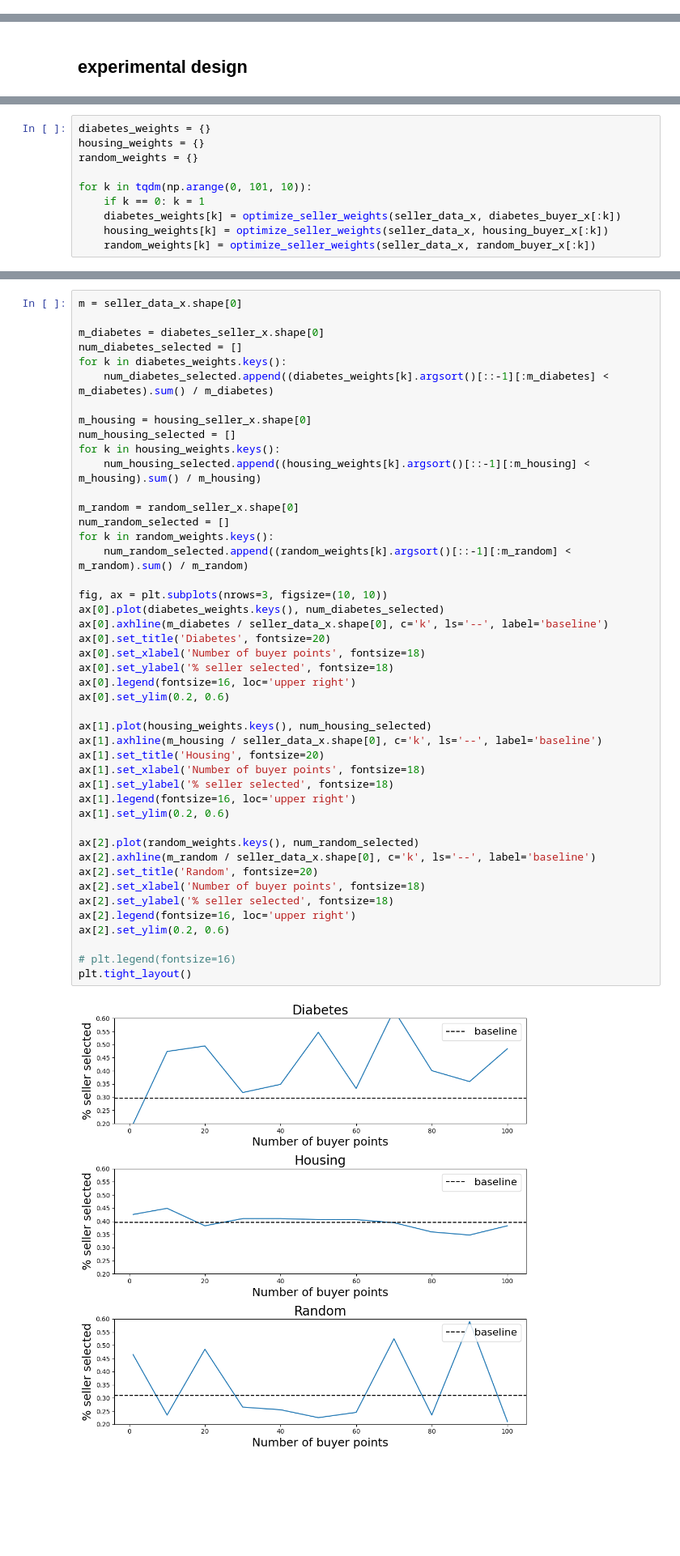
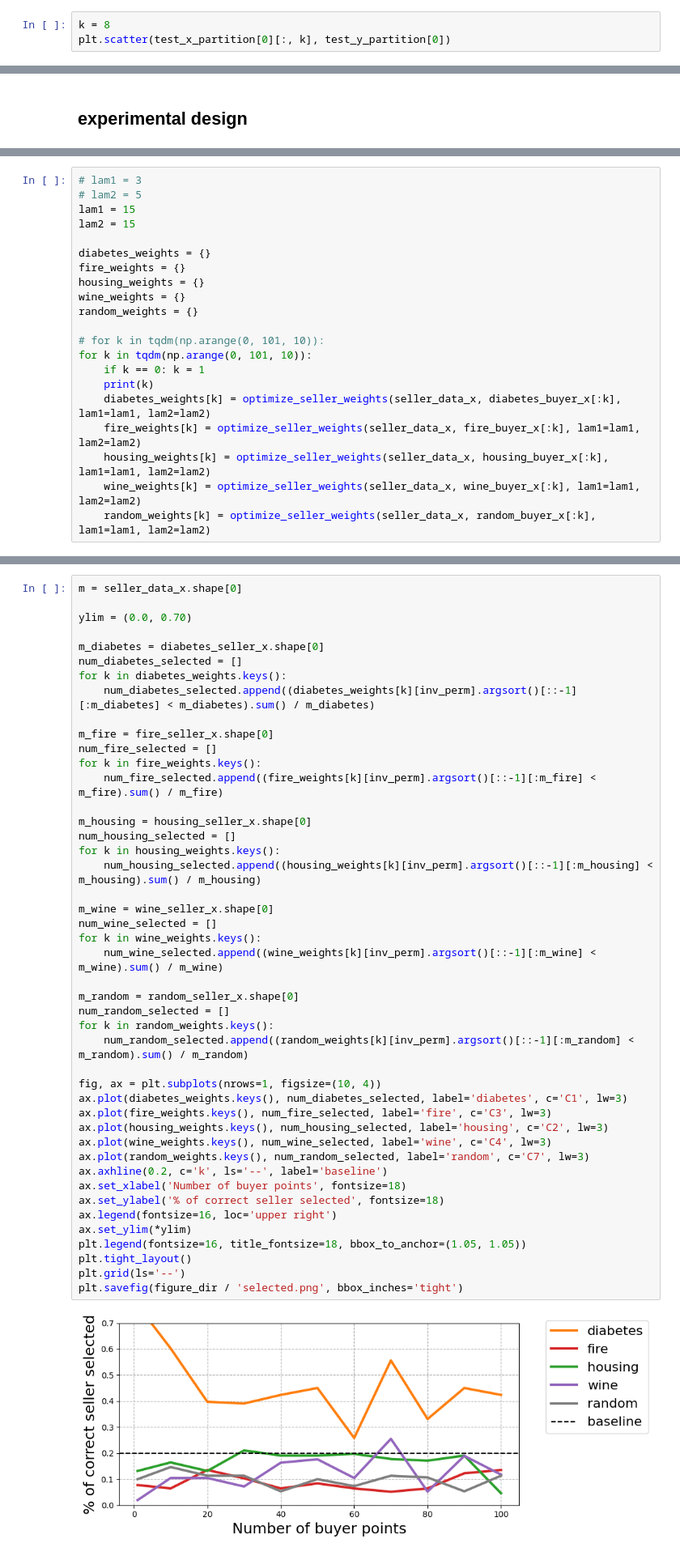
Before and after one commit to clu5/data-acquisition-via-experimental-design, a Jupyter notebook: optimal-selection.ipynb, the cells around one changed output, grey strips where cells are left out. Shown at 81% size. Cells and saved outputs as stored; diff of their text form; blank space fills up the shorter version.

```diff
--- a/optimal-selection.ipynb
+++ b/optimal-selection.ipynb
@@ -27,0 +301,3 @@ import cvxpy as cp
+# %%
+k = 8
+plt.scatter(test_x_partition[0][:, k], test_y_partition[0])
@@ -125,12 +576,23 @@ def optimize_seller_weights(seller_data, buyer_data, lam1=1, lam2=1,):
     return seller_weights.value.flatten()
 # %%
+# lam1 = 3
+# lam2 = 5
+lam1 = 15
+lam2 = 15
+
 diabetes_weights = {}
+fire_weights = {}
 housing_weights = {}
+wine_weights = {}
 random_weights = {}
 
+# for k in tqdm(np.arange(0, 101, 10)):
 for k in tqdm(np.arange(0, 101, 10)):
     if k == 0: k = 1
-    diabetes_weights[k] = optimize_seller_weights(seller_data_x, diabetes_buyer_x[:k])
-    housing_weights[k] = optimize_seller_weights(seller_data_x, housing_buyer_x[:k])
-    random_weights[k] = optimize_seller_weights(seller_data_x, random_buyer_x[:k])
+    print(k)
+    diabetes_weights[k] = optimize_seller_weights(seller_data_x, diabetes_buyer_x[:k], lam1=lam1, lam2=lam2)
+    fire_weights[k] = optimize_seller_weights(seller_data_x, fire_buyer_x[:k], lam1=lam1, lam2=lam2)
+    housing_weights[k] = optimize_seller_weights(seller_data_x, housing_buyer_x[:k], lam1=lam1, lam2=lam2)
+    wine_weights[k] = optimize_seller_weights(seller_data_x, wine_buyer_x[:k], lam1=lam1, lam2=lam2)
+    random_weights[k] = optimize_seller_weights(seller_data_x, random_buyer_x[:k], lam1=lam1, lam2=lam2)
 # %% [output]
@@ -154,50 +630,50 @@ optimal 0:5.07  prob.value=3.19
 # %%
 m = seller_data_x.shape[0]
+
+ylim = (0.0, 0.70)
 
 m_diabetes = diabetes_seller_x.shape[0]
 num_diabetes_selected = []
 for k in diabetes_weights.keys():
-    num_diabetes_selected.append((diabetes_weights[k].argsort()[::-1][:m_diabetes] < m_diabetes).sum() / m_diabetes)
+    num_diabetes_selected.append((diabetes_weights[k][inv_perm].argsort()[::-1][:m_diabetes] < m_diabetes).sum() / m_diabetes)
+
+m_fire = fire_seller_x.shape[0]
+num_fire_selected = []
+for k in fire_weights.keys():
+    num_fire_selected.append((fire_weights[k][inv_perm].argsort()[::-1][:m_fire] < m_fire).sum() / m_fire)
 
 m_housing = housing_seller_x.shape[0]
 num_housing_selected = []
 for k in housing_weights.keys():
-    num_housing_selected.append((housing_weights[k].argsort()[::-1][:m_housing] < m_housing).sum() / m_housing)
+    num_housing_selected.append((housing_weights[k][inv_perm].argsort()[::-1][:m_housing] < m_housing).sum() / m_housing)
+
+m_wine = wine_seller_x.shape[0]
+num_wine_selected = []
+for k in wine_weights.keys():
+    num_wine_selected.append((wine_weights[k][inv_perm].argsort()[::-1][:m_wine] < m_wine).sum() / m_wine)
 
 m_random = random_seller_x.shape[0]
 num_random_selected = []
 for k in random_weights.keys():
-    num_random_selected.append((random_weights[k].argsort()[::-1][:m_random] < m_random).sum() / m_random)
+    num_random_selected.append((random_weights[k][inv_perm].argsort()[::-1][:m_random] < m_random).sum() / m_random)
 
-fig, ax = plt.subplots(nrows=3, figsize=(10, 10))
-ax[0].plot(diabetes_weights.keys(), num_diabetes_selected)
-ax[0].axhline(m_diabetes / seller_data_x.shape[0], c='k', ls='--', label='baseline')
-ax[0].set_title('Diabetes', fontsize=20)
-ax[0].set_xlabel('Number of buyer points', fontsize=18)
-ax[0].set_ylabel('% seller selected', fontsize=18)
-ax[0].legend(fontsize=16, loc='upper right')
-ax[0].set_ylim(0.2, 0.6)
-
-ax[1].plot(housing_weights.keys(), num_housing_selected)
-ax[1].axhline(m_housing / seller_data_x.shape[0], c='k', ls='--', label='baseline')
-ax[1].set_title('Housing', fontsize=20)
-ax[1].set_xlabel('Number of buyer points', fontsize=18)
-ax[1].set_ylabel('% seller selected', fontsize=18)
-ax[1].legend(fontsize=16, loc='upper right')
-ax[1].set_ylim(0.2, 0.6)
-
-ax[2].plot(random_weights.keys(), num_random_selected)
-ax[2].axhline(m_random / seller_data_x.shape[0], c='k', ls='--', label='baseline')
-ax[2].set_title('Random', fontsize=20)
-ax[2].set_xlabel('Number of buyer points', fontsize=18)
-ax[2].set_ylabel('% seller selected', fontsize=18)
-ax[2].legend(fontsize=16, loc='upper right')
-ax[2].set_ylim(0.2, 0.6)
-
-# plt.legend(fontsize=16)
+fig, ax = plt.subplots(nrows=1, figsize=(10, 4))
+ax.plot(diabetes_weights.keys(), num_diabetes_selected, label='diabetes', c='C1', lw=3)
+ax.plot(fire_weights.keys(), num_fire_selected, label='fire', c='C3', lw=3)
+ax.plot(housing_weights.keys(), num_housing_selected, label='housing', c='C2', lw=3)
+ax.plot(wine_weights.keys(), num_wine_selected, label='wine', c='C4', lw=3)
+ax.plot(random_weights.keys(), num_random_selected, label='random', c='C7', lw=3)
+ax.axhline(0.2, c='k', ls='--', label='baseline')
+ax.set_xlabel('Number of buyer points', fontsize=18)
+ax.set_ylabel('% of correct seller selected', fontsize=18)
+ax.legend(fontsize=16, loc='upper right')
+ax.set_ylim(*ylim)
+plt.legend(fontsize=16, title_fontsize=18, bbox_to_anchor=(1.05, 1.05))
 plt.tight_layout()
+plt.grid(ls='--')
+plt.savefig(figure_dir / 'selected.png', bbox_inches='tight')
 # %% [output]
-[figure, old version]
+[figure, new version]
 # %%
 def fit_predict(train_data, train_targets, test_data, test_targets):
     LR = LinearRegression()
```
Also changed, not shown: parts of 108 cells of this notebook.
